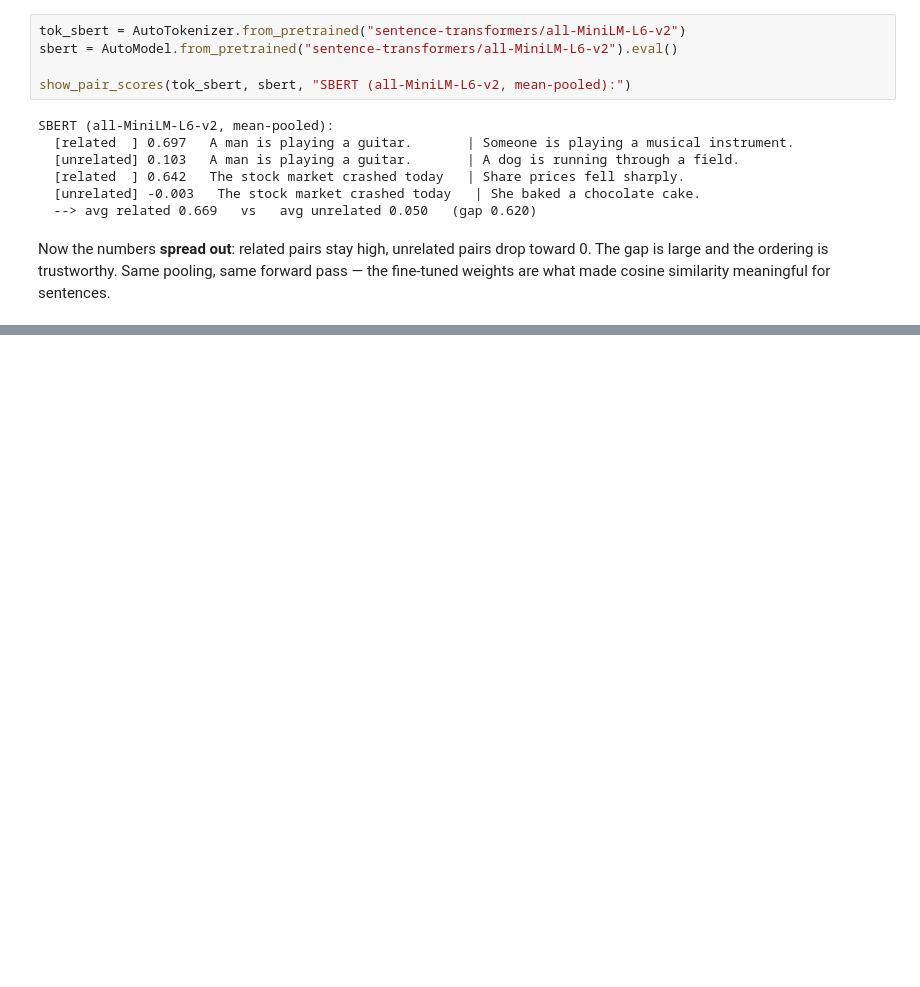
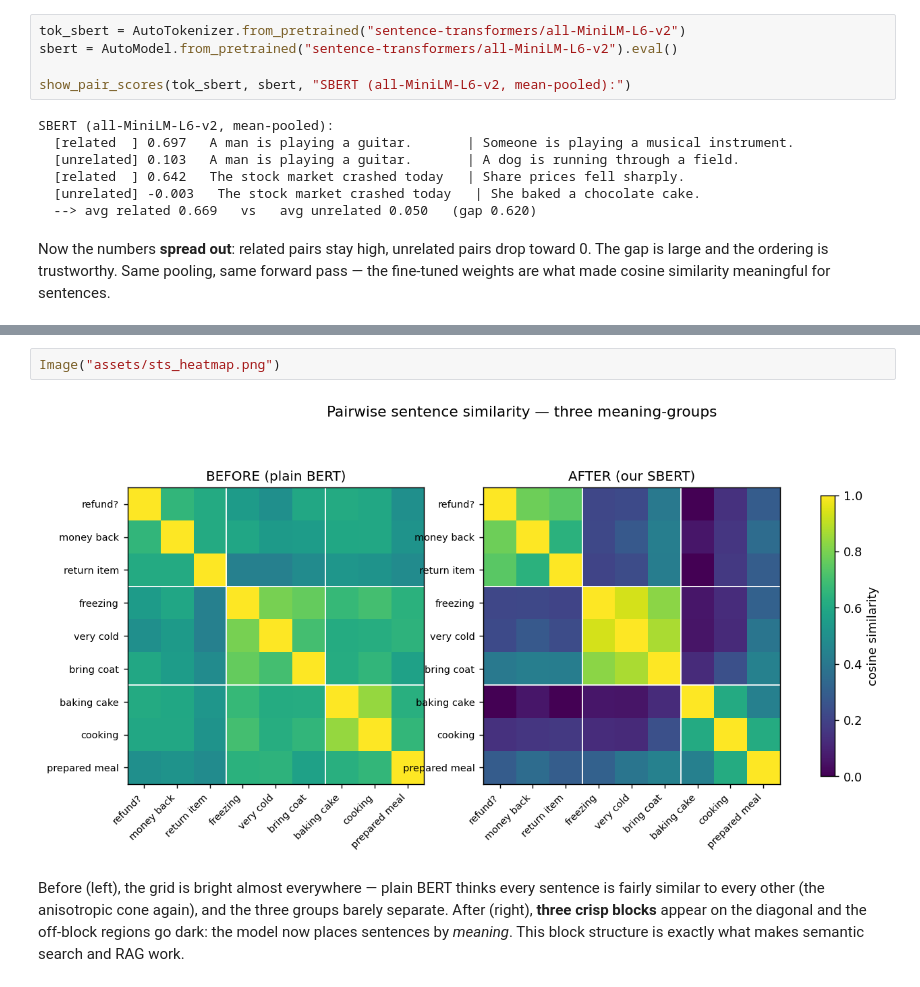
Before and after one commit to BaytAlhikmah/hands-on-llms-for-swes, a Jupyter notebook: chapters/8/sentence_embeddings.ipynb, the cells around one changed output, grey strips where cells are left out. Drawn from its saved outputs; the diff is of its cells as text; blank space fills up the shorter version.

```diff
--- a/chapters/8/sentence_embeddings.ipynb
+++ b/chapters/8/sentence_embeddings.ipynb
@@ -218,0 +330,10 @@ words in its sentence — and see exactly how these context-aware vectors get co
+# %%
+Image("assets/sts_heatmap.png")
+# %% [output]
+[figure, added]
+# %% [markdown]
+Before (left), the grid is bright almost everywhere — plain BERT thinks every sentence is
+fairly similar to every other (the anisotropic cone again), and the three groups barely
+separate. After (right), **three crisp blocks** appear on the diagonal and the off-block regions
+go dark: the model now places sentences by *meaning*. This block structure is exactly what makes
+semantic search and RAG work.
```
Also changed, not shown: parts of 24 cells of this notebook.
